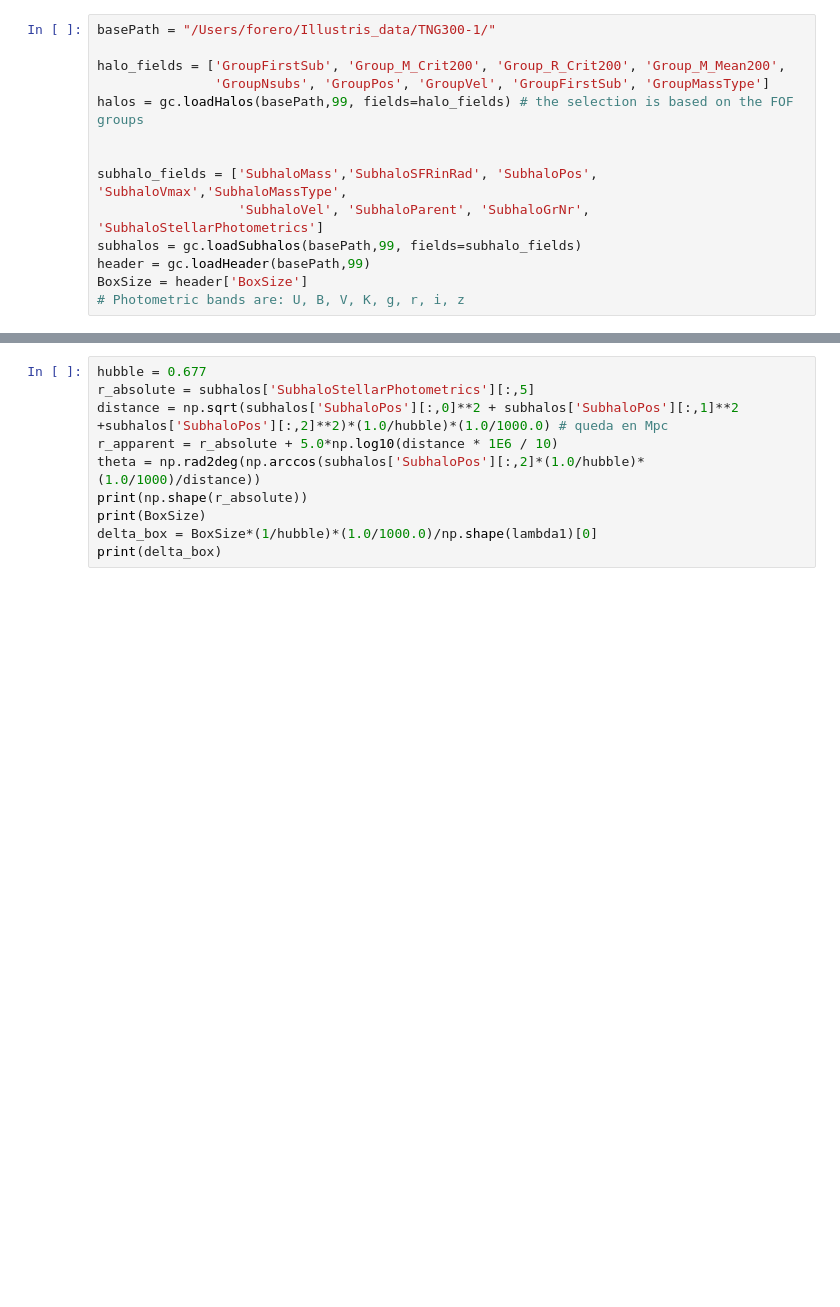
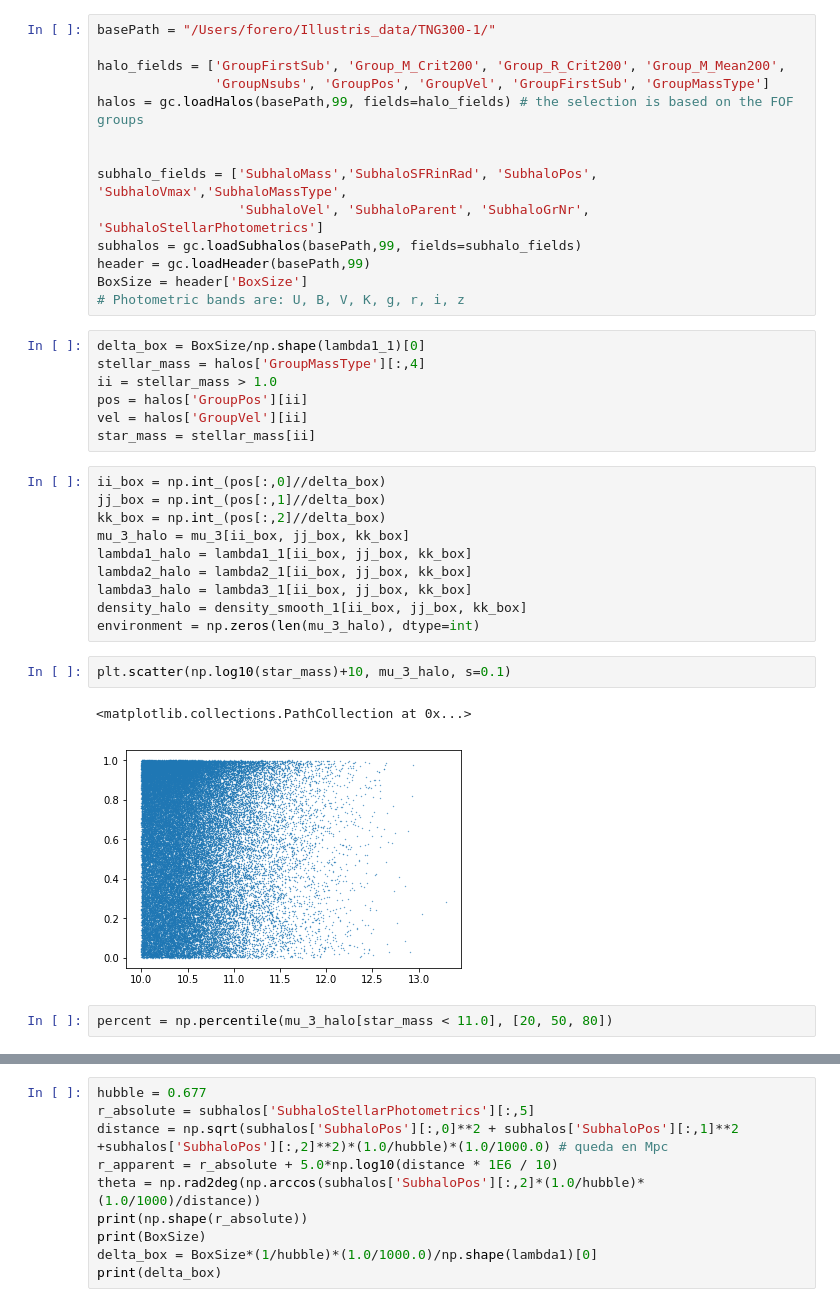
Before and after one commit to forero/IllustrisWeb, a Jupyter notebook: compute_illustris_mock.ipynb, the cells around one changed output, grey strips where cells are left out. Drawn from its saved outputs; the diff is of its cells as text; blank space fills up the shorter version.

```diff
--- a/compute_illustris_mock.ipynb
+++ b/compute_illustris_mock.ipynb
@@ -34,3 +59,27 @@ subhalos = gc.loadSubhalos(basePath,99, fields=subhalo_fields)
 header = gc.loadHeader(basePath,99)
 BoxSize = header['BoxSize']
 # Photometric bands are: U, B, V, K, g, r, i, z
+# %%
+delta_box = BoxSize/np.shape(lambda1_1)[0]
+stellar_mass = halos['GroupMassType'][:,4]
+ii = stellar_mass > 1.0
+pos = halos['GroupPos'][ii]
+vel = halos['GroupVel'][ii]
+star_mass = stellar_mass[ii]
+# %%
+ii_box = np.int_(pos[:,0]//delta_box)
+jj_box = np.int_(pos[:,1]//delta_box)
+kk_box = np.int_(pos[:,2]//delta_box)
+mu_3_halo = mu_3[ii_box, jj_box, kk_box]
+lambda1_halo = lambda1_1[ii_box, jj_box, kk_box]
+lambda2_halo = lambda2_1[ii_box, jj_box, kk_box]
+lambda3_halo = lambda3_1[ii_box, jj_box, kk_box]
+density_halo = density_smooth_1[ii_box, jj_box, kk_box]
+environment = np.zeros(len(mu_3_halo), dtype=int)
+# %%
+plt.scatter(np.log10(star_mass)+10, mu_3_halo, s=0.1)
+# %% [output]
+<matplotlib.collections.PathCollection at 0x...>
+[figure, added]
+# %%
+percent = np.percentile(mu_3_halo[star_mass < 11.0], [20, 50, 80])
```
Also changed, not shown: parts of 6 cells of this notebook.
